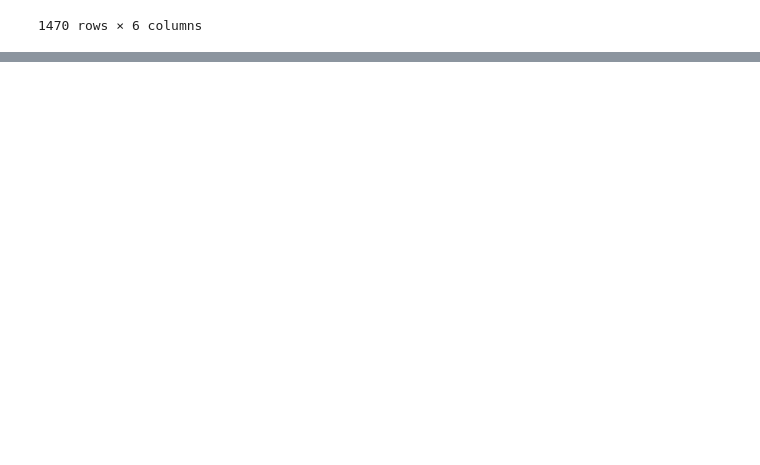
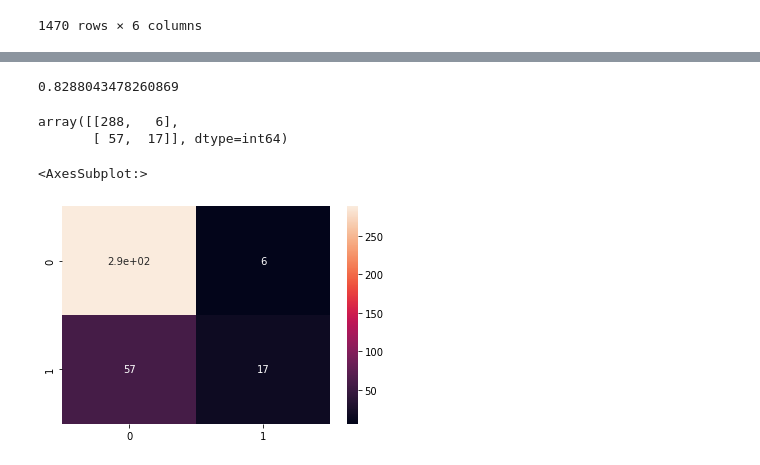
Before and after one commit to Danielnetsp/Departamento_RH, a Jupyter notebook: Departamento_RH.ipynb, the cells around one changed output, grey strips where cells are left out. Cells and saved outputs as stored; diff of their text form; code cells hidden in the pictures; blank space fills up the shorter version.

```diff
--- a/Departamento_RH.ipynb
+++ b/Departamento_RH.ipynb
@@ -365,0 +700,15 @@ X_cat
+# %%
+accuracy_score(y_test, y_pred)
+# %% [output]
+0.8288043478260869
+# %%
+confusion_matrix(y_test, y_pred)
+cm
+# %% [output]
+array([[288,   6],
+       [ 57,  17]], dtype=int64)
+# %%
+sns.heatmap(cm, annot=True)
+# %% [output]
+<AxesSubplot:>
+[figure, added]
```
Also changed, not shown: parts of 66 cells of this notebook.
